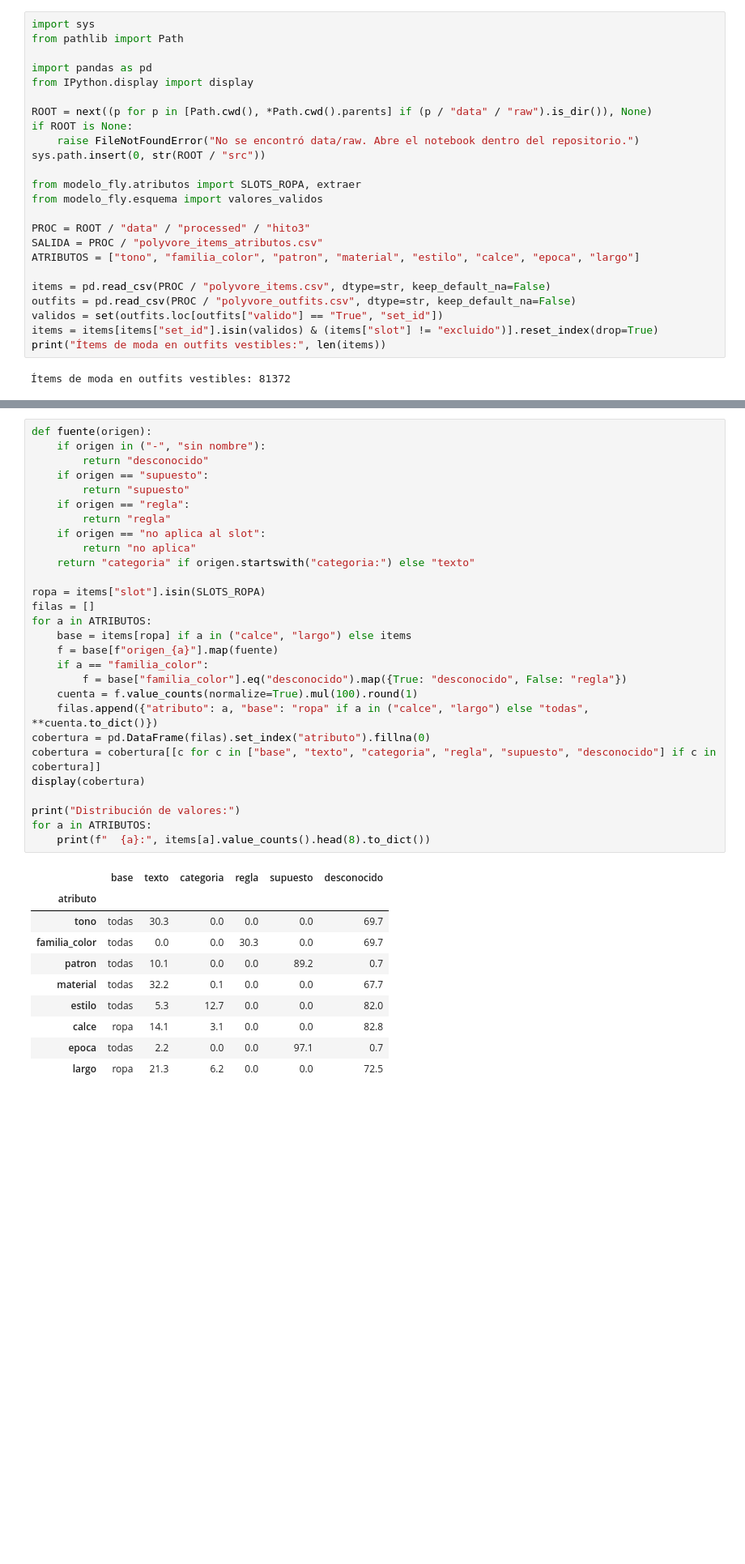
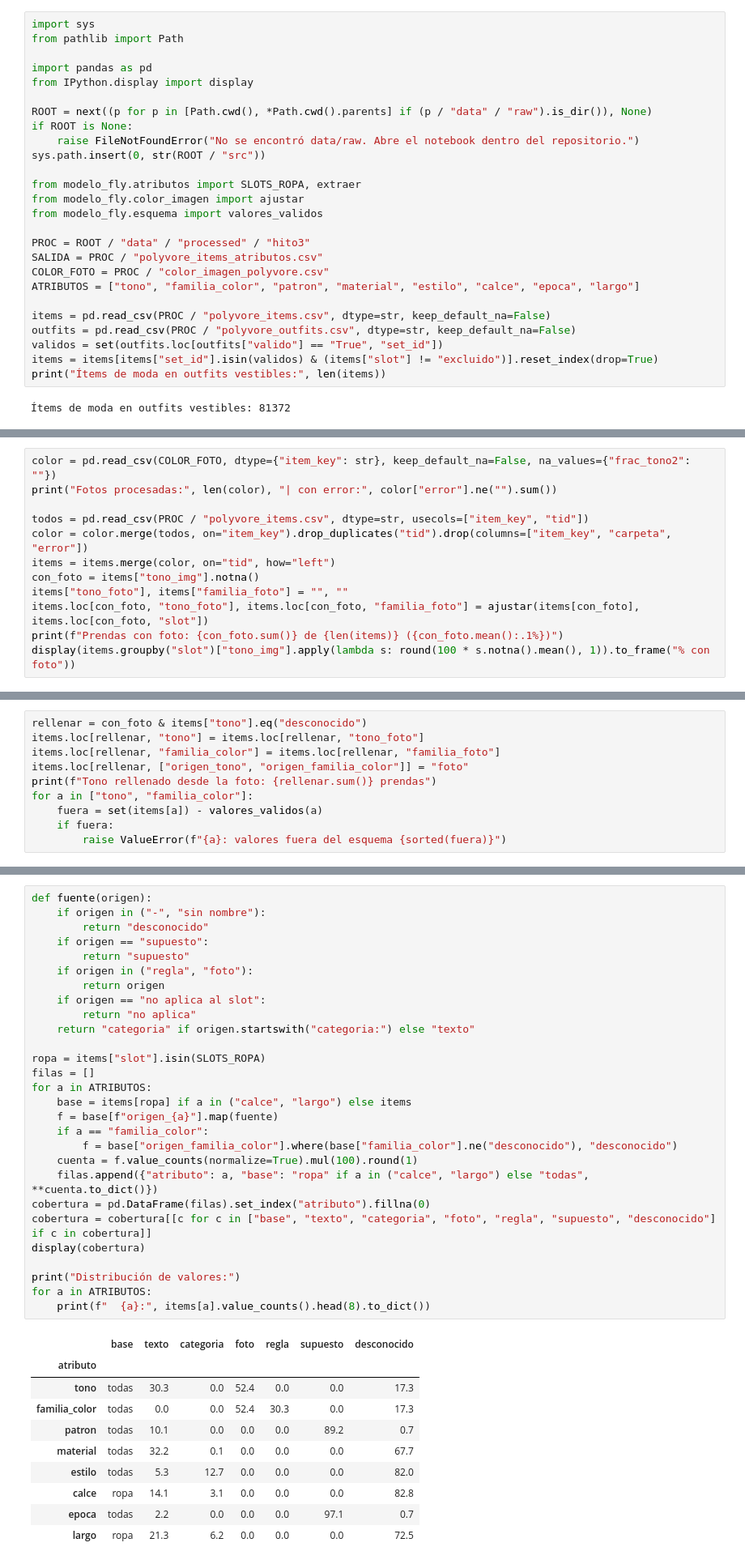
Before and after one commit to sowiexsker894/Predicci-n-de-compatibilidad-de-outfits-desde-el-conectoma-del-Giant-Fiber-System, a Jupyter notebook: notebooks/hito3/01_atributos.ipynb, the cells around one changed output, grey strips where cells are left out. Shown at 81% size. Cells and saved outputs as stored; diff of their text form; blank space fills up the shorter version.

```diff
--- a/notebooks/hito3/01_atributos.ipynb
+++ b/notebooks/hito3/01_atributos.ipynb
@@ -24,10 +25,12 @@ if ROOT is None:
 sys.path.insert(0, str(ROOT / "src"))
 
 from modelo_fly.atributos import SLOTS_ROPA, extraer
+from modelo_fly.color_imagen import ajustar
 from modelo_fly.esquema import valores_validos
 
 PROC = ROOT / "data" / "processed" / "hito3"
 SALIDA = PROC / "polyvore_items_atributos.csv"
+COLOR_FOTO = PROC / "color_imagen_polyvore.csv"
 ATRIBUTOS = ["tono", "familia_color", "patron", "material", "estilo", "calce", "epoca", "largo"]
 
 items = pd.read_csv(PROC / "polyvore_items.csv", dtype=str, keep_default_na=False)
@@ -70,0 +80,12 @@ Todos los valores están en el vocabulario del esquema.
+# %%
+color = pd.read_csv(COLOR_FOTO, dtype={"item_key": str}, keep_default_na=False, na_values={"frac_tono2": ""})
+print("Fotos procesadas:", len(color), "| con error:", color["error"].ne("").sum())
+
+todos = pd.read_csv(PROC / "polyvore_items.csv", dtype=str, usecols=["item_key", "tid"])
+color = color.merge(todos, on="item_key").drop_duplicates("tid").drop(columns=["item_key", "carpeta", "error"])
+items = items.merge(color, on="tid", how="left")
+con_foto = items["tono_img"].notna()
+items["tono_foto"], items["familia_foto"] = "", ""
+items.loc[con_foto, "tono_foto"], items.loc[con_foto, "familia_foto"] = ajustar(items[con_foto], items.loc[con_foto, "slot"])
+print(f"Prendas con foto: {con_foto.sum()} de {len(items)} ({con_foto.mean():.1%})")
+display(items.groupby("slot")["tono_img"].apply(lambda s: round(100 * s.notna().mean(), 1)).to_frame("% con foto"))
@@ -70,0 +144,10 @@ Todos los valores están en el vocabulario del esquema.
+# %%
+rellenar = con_foto & items["tono"].eq("desconocido")
+items.loc[rellenar, "tono"] = items.loc[rellenar, "tono_foto"]
+items.loc[rellenar, "familia_color"] = items.loc[rellenar, "familia_foto"]
+items.loc[rellenar, ["origen_tono", "origen_familia_color"]] = "foto"
+print(f"Tono rellenado desde la foto: {rellenar.sum()} prendas")
+for a in ["tono", "familia_color"]:
+    fuera = set(items[a]) - valores_validos(a)
+    if fuera:
+        raise ValueError(f"{a}: valores fuera del esquema {sorted(fuera)}")
@@ -75,40 +160,40 @@ Qué parte de las prendas tiene un valor leído del texto o de la categoría, cu
 # %%
 def fuente(origen):
     if origen in ("-", "sin nombre"):
         return "desconocido"
     if origen == "supuesto":
         return "supuesto"
-    if origen == "regla":
-        return "regla"
+    if origen in ("regla", "foto"):
+        return origen
     if origen == "no aplica al slot":
         return "no aplica"
     return "categoria" if origen.startswith("categoria:") else "texto"
 
 ropa = items["slot"].isin(SLOTS_ROPA)
 filas = []
 for a in ATRIBUTOS:
     base = items[ropa] if a in ("calce", "largo") else items
     f = base[f"origen_{a}"].map(fuente)
     if a == "familia_color":
-        f = base["familia_color"].eq("desconocido").map({True: "desconocido", False: "regla"})
+        f = base["origen_familia_color"].where(base["familia_color"].ne("desconocido"), "desconocido")
     cuenta = f.value_counts(normalize=True).mul(100).round(1)
     filas.append({"atributo": a, "base": "ropa" if a in ("calce", "largo") else "todas", **cuenta.to_dict()})
 cobertura = pd.DataFrame(filas).set_index("atributo").fillna(0)
-cobertura = cobertura[[c for c in ["base", "texto", "categoria", "regla", "supuesto", "desconocido"] if c in cobertura]]
+cobertura = cobertura[[c for c in ["base", "texto", "categoria", "foto", "regla", "supuesto", "desconocido"] if c in cobertura]]
 display(cobertura)
 
 print("Distribución de valores:")
 for a in ATRIBUTOS:
     print(f"  {a}:", items[a].value_counts().head(8).to_dict())
 # %% [output]
-|  | base | texto | categoria | regla | supuesto | desconocido |
-| atributo |  |  |  |  |  |  |
-| tono | todas | 30.3 | 0.0 | 0.0 | 0.0 | 69.7 |
-| familia_color | todas | 0.0 | 0.0 | 30.3 | 0.0 | 69.7 |
-| patron | todas | 10.1 | 0.0 | 0.0 | 89.2 | 0.7 |
-| material | todas | 32.2 | 0.1 | 0.0 | 0.0 | 67.7 |
-| estilo | todas | 5.3 | 12.7 | 0.0 | 0.0 | 82.0 |
-| calce | ropa | 14.1 | 3.1 | 0.0 | 0.0 | 82.8 |
-| epoca | todas | 2.2 | 0.0 | 0.0 | 97.1 | 0.7 |
-| largo | ropa | 21.3 | 6.2 | 0.0 | 0.0 | 72.5 |
+|  | base | texto | categoria | foto | regla | supuesto | desconocido |
+| atributo |  |  |  |  |  |  |  |
+| tono | todas | 30.3 | 0.0 | 52.4 | 0.0 | 0.0 | 17.3 |
+| familia_color | todas | 0.0 | 0.0 | 52.4 | 30.3 | 0.0 | 17.3 |
+| patron | todas | 10.1 | 0.0 | 0.0 | 0.0 | 89.2 | 0.7 |
+| material | todas | 32.2 | 0.1 | 0.0 | 0.0 | 0.0 | 67.7 |
+| estilo | todas | 5.3 | 12.7 | 0.0 | 0.0 | 0.0 | 82.0 |
+| calce | ropa | 14.1 | 3.1 | 0.0 | 0.0 | 0.0 | 82.8 |
+| epoca | todas | 2.2 | 0.0 | 0.0 | 0.0 | 97.1 | 0.7 |
+| largo | ropa | 21.3 | 6.2 | 0.0 | 0.0 | 0.0 | 72.5 |
 Distribución de valores:
```
Also changed, not shown: parts of 10 cells of this notebook, 3 other files.
